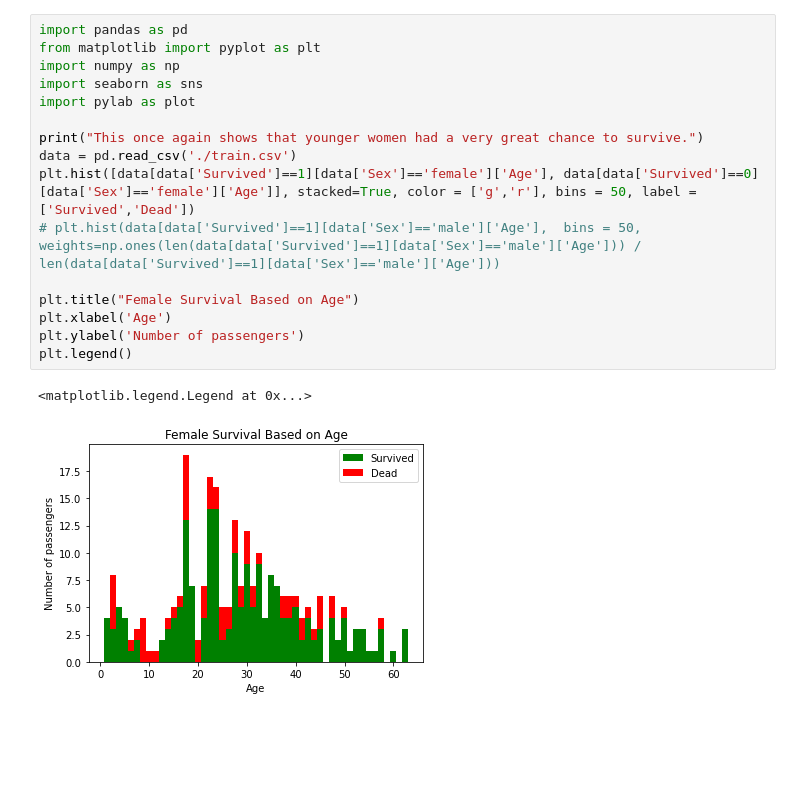
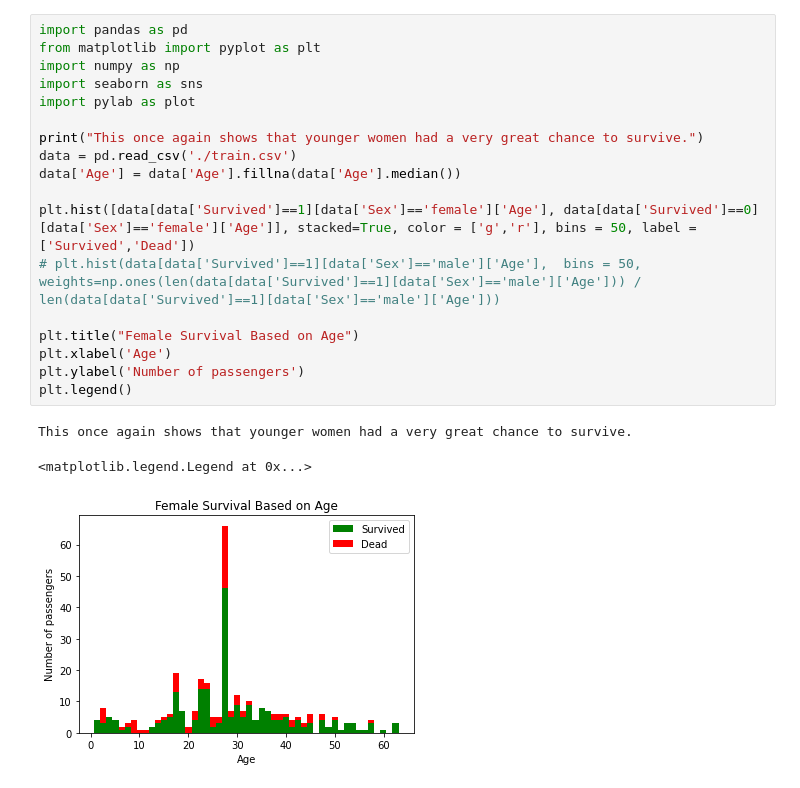
Before and after one commit to nrichardson1222/Titanic_Kaggle_Challenge, a Jupyter notebook: Titanic.ipynb, the cells around one changed output. Drawn from its saved outputs; the diff is of its cells as text; blank space fills up the shorter version.

```diff
--- a/Titanic.ipynb
+++ b/Titanic.ipynb
@@ -65,19 +68,22 @@ this shows that for men, younger boys were more likely to survive whereas older
 # %%
 import pandas as pd
 from matplotlib import pyplot as plt
 import numpy as np
 import seaborn as sns
 import pylab as plot
 
 print("This once again shows that younger women had a very great chance to survive.")
 data = pd.read_csv('./train.csv')
+data['Age'] = data['Age'].fillna(data['Age'].median())
+
 plt.hist([data[data['Survived']==1][data['Sex']=='female']['Age'], data[data['Survived']==0][data['Sex']=='female']['Age']], stacked=True, color = ['g','r'], bins = 50, label = ['Survived','Dead'])
 # plt.hist(data[data['Survived']==1][data['Sex']=='male']['Age'],  bins = 50, weights=np.ones(len(data[data['Survived']==1][data['Sex']=='male']['Age'])) / len(data[data['Survived']==1][data['Sex']=='male']['Age']))
 
 plt.title("Female Survival Based on Age")
 plt.xlabel('Age')
 plt.ylabel('Number of passengers')
 plt.legend()
 # %% [output]
-<matplotlib.legend.Legend at 0x...>
+This once again shows that younger women had a very great chance to survive.
+<matplotlib.legend.Legend at 0x...>
-[figure, old version]
+[figure, new version]
```
Also changed, not shown: parts of 6 cells of this notebook.
